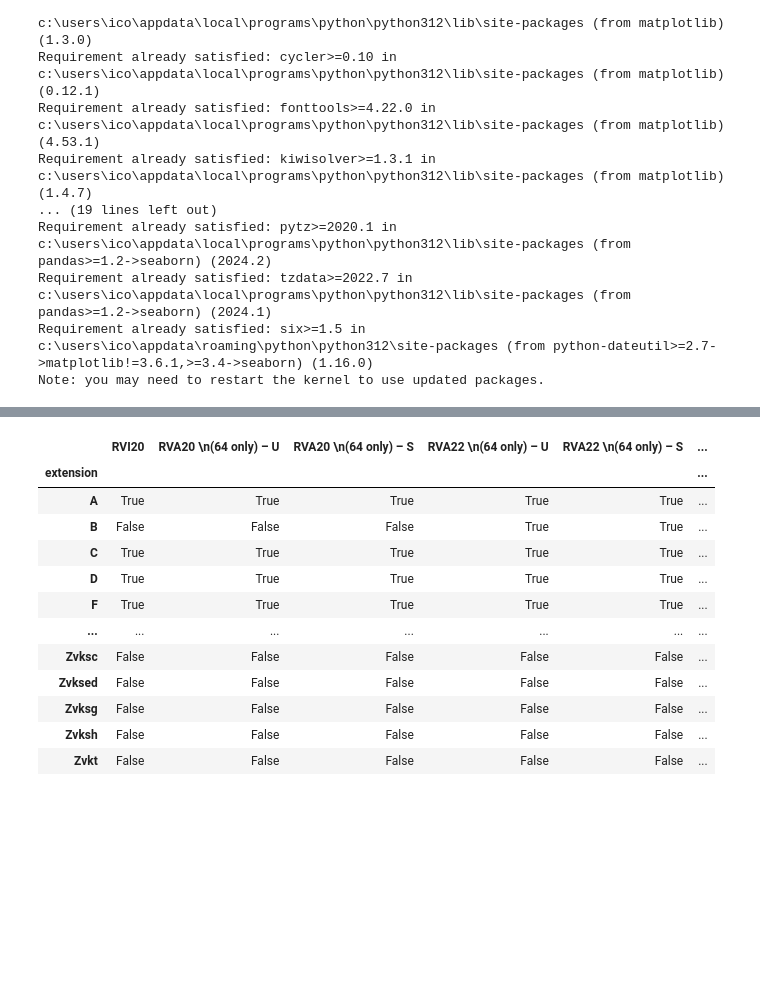
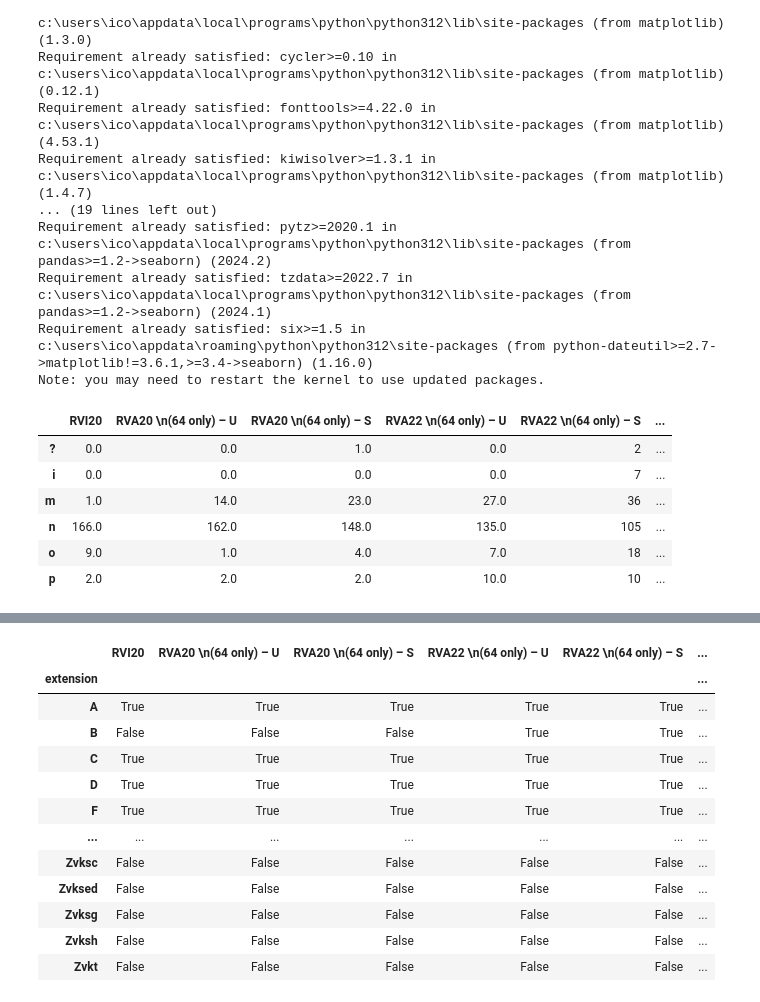
Before and after one commit to EnricoPf/Risc-V-Profile-Tester, a Jupyter notebook: profiles.ipynb, the cells around one changed output, grey strips where cells are left out. Saved outputs shown, nothing was run; the diff lists cells and outputs as text; code cells hidden in the pictures; blank space fills up the shorter version.

```diff
--- a/profiles.ipynb
+++ b/profiles.ipynb
@@ -34,3 +34,13 @@ prof = pd.read_csv("./profiles.csv")
 # p - part of an optional extension but not an optional extension itself
 # %%
 new_p = prof.set_index('extension')
+# %%
+new_p.apply(pd.Series.value_counts).fillna(0)
+# %% [output]
+|  | RVI20 | RVA20 \n(64 only) – U | RVA20 \n(64 only) – S | RVA22 \n(64 only) – U | RVA22 \n(64 only) – S | ... |
+| ? | 0.0 | 0.0 | 1.0 | 0.0 | 2 | ... |
+| i | 0.0 | 0.0 | 0.0 | 0.0 | 7 | ... |
+| m | 1.0 | 14.0 | 23.0 | 27.0 | 36 | ... |
+| n | 166.0 | 162.0 | 148.0 | 135.0 | 105 | ... |
+| o | 9.0 | 1.0 | 4.0 | 7.0 | 18 | ... |
+| p | 2.0 | 2.0 | 2.0 | 10.0 | 10 | ... |
```
Also changed, not shown: parts of 1 cell of this notebook.
